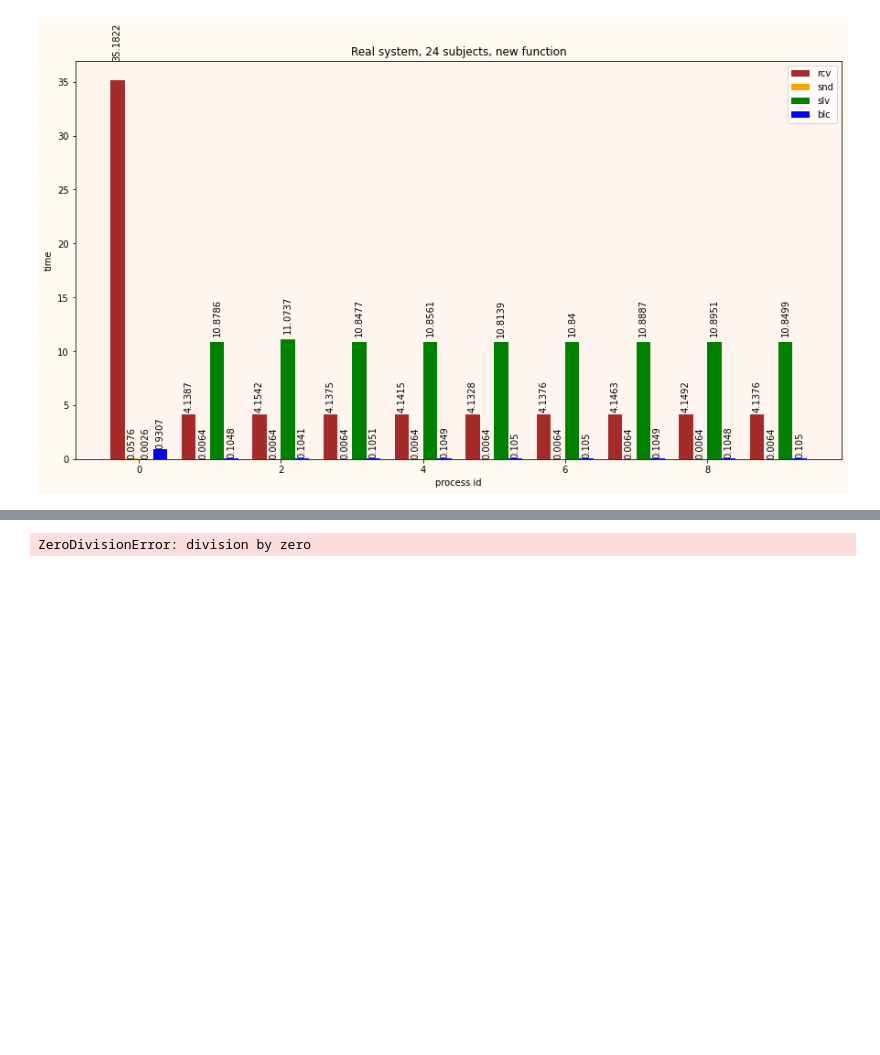
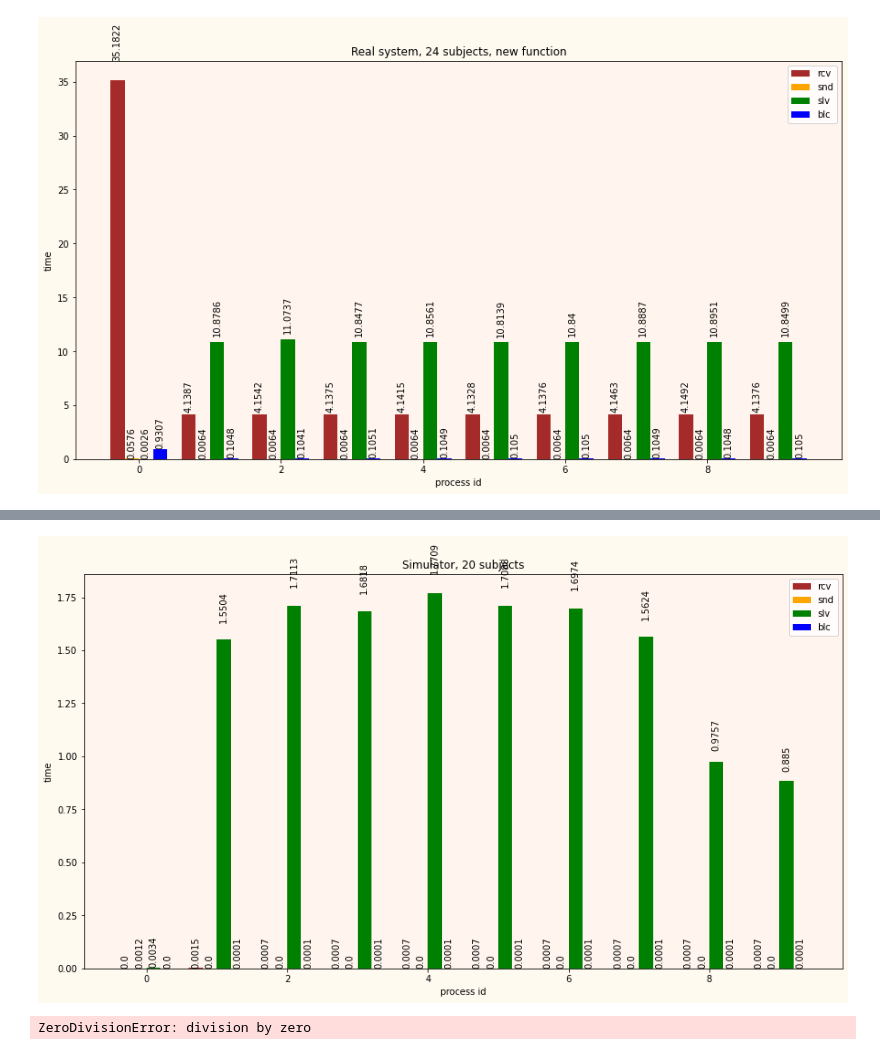
Before and after one commit to amonin7/Simulator, a Jupyter notebook: Visualization.ipynb, the cells around one changed output, grey strips where cells are left out. Drawn from its saved outputs; the diff is of its cells as text; code cells hidden in the pictures; blank space fills up the shorter version.

```diff
--- a/Visualization.ipynb
+++ b/Visualization.ipynb
@@ -216,0 +221,4 @@ plot_statistics('TraceC.csv', 'Real system, 24 subjects, new function')
+# %%
+plot_statistics('TraceS.csv', 'Simulator, 20 subjects')
+# %% [output]
+[figure, added]
```
Also changed, not shown: parts of 3 cells of this notebook, 2 other files.
